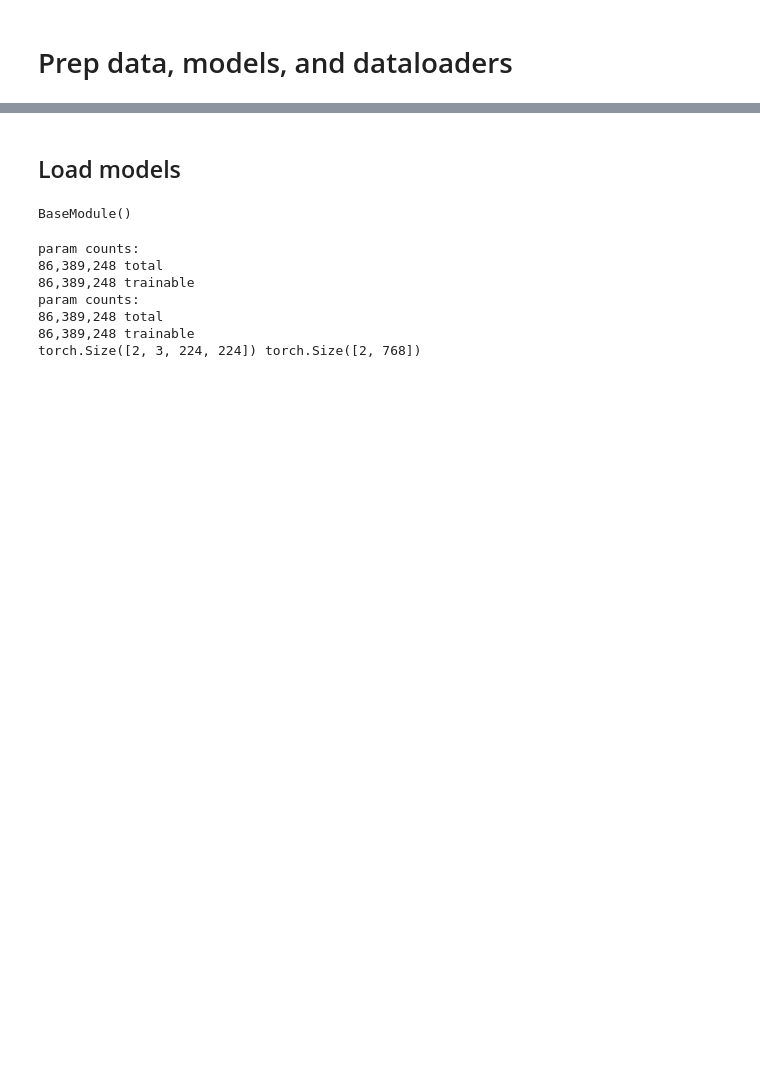
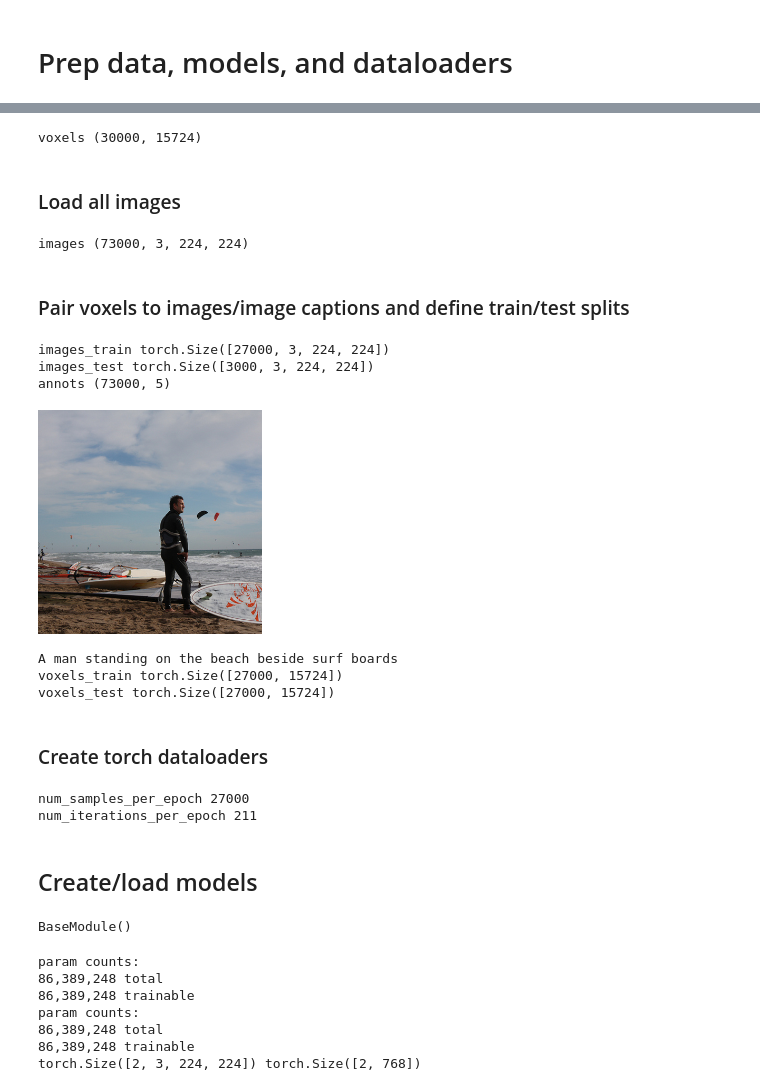
Before and after one commit to MedARC-AI/CLIBP, a Jupyter notebook: src/Train.ipynb, the cells around one changed output, grey strips where cells are left out. Saved outputs shown, nothing was run; the diff lists cells and outputs as text; code cells hidden in the pictures; blank space fills up the shorter version.

```diff
--- a/src/Train.ipynb
+++ b/src/Train.ipynb
@@ -260,0 +101,66 @@ array(["A person kitesurfing over the waves of the ocean's shore.",
+# %%
+subject_id = 1
+f = h5py.File(f'{data_path}/betas_all_subj0{subject_id}_fp32_renorm.hdf5', 'r')
+voxels = f['betas'][:] # preloading all voxels for given subject
+print("voxels", voxels.shape)
+# %% [output]
+voxels (30000, 15724)
+# %% [markdown]
+### Load all images
+# %%
+f = h5py.File(f'{data_path}/coco_images_224_float16.hdf5', 'r')
+images = f['images'][:] # preloading all images for easy indexing
+print("images", images.shape)
+# %% [output]
+images (73000, 3, 224, 224)
+# %% [markdown]
+### Pair voxels to images/image captions and define train/test splits
+# %%
+shared1000 = np.load(f"{data_path}/shared1000.npy")
+
+# image train/test split
+file_path = f"{data_path}/COCO_73k_subj_indices.hdf5"
+with h5py.File(file_path, 'r') as f:
+    data = {key: f[key][()] for key in f.keys()}
+
+image_indices = data["subj01"]
+is_shared = shared1000[image_indices]
+
+image_indices_train = image_indices[~is_shared]
+image_indices_test = image_indices[is_shared]
+
+images_train = torch.tensor(images[image_indices_train]).float() # (27000, 3, 224, 224)
+images_test = torch.tensor(images[image_indices_test]).float() # (3000, 3, 224, 224)
+
+print("images_train", images_train.shape)
+print("images_test", images_test.shape)
+
+# load image captions
+annots = np.load(f'{data_path}/COCO_73k_annots_curated.npy')
+print("annots", annots.shape)
+
+# check that annotations line up with image order
+display(utils.torch_to_Image(images_train[:1]))
+print(utils.get_annotations(annots[image_indices_train][:1],random=False))
+
+# voxel train/test split
+shared_voxel_indices = shared1000[data["subj01"]]
+voxels_train = torch.tensor(voxels[~shared_voxel_indices]) # (27000, 15724)
+voxels_test = torch.tensor(voxels[shared_voxel_indices]) # (3000, 15724)
+
+num_voxels = voxels_train.shape[-1]
+
+print("voxels_train", voxels_train.shape)
+print("voxels_test", voxels_train.shape)
+
+del images # free up memory for images we arent using
+# %% [output]
+images_train torch.Size([27000, 3, 224, 224])
+images_test torch.Size([3000, 3, 224, 224])
+annots (73000, 5)
+[figure, added]
+A man standing on the beach beside surf boards
+voxels_train torch.Size([27000, 15724])
+voxels_test torch.Size([27000, 15724])
+# %% [markdown]
+### Create torch dataloaders
@@ -261,5 +170,16 @@ array(["A person kitesurfing over the waves of the ocean's shore.",
+# %%
+train_dl = torch.utils.data.DataLoader(train_data, batch_size=batch_size, shuffle=True, pin_memory=True)
+test_dl = torch.utils.data.DataLoader(test_data, batch_size=batch_size, shuffle=False, drop_last=True, pin_memory=True)
+
+num_samples_per_epoch= len(train_dl.dataset)
+print("num_samples_per_epoch", num_samples_per_epoch)
+num_iterations_per_epoch = len(train_dl)
+print("num_iterations_per_epoch", num_iterations_per_epoch)
+# %% [output]
+num_samples_per_epoch 27000
+num_iterations_per_epoch 211
 # %% [markdown]
-## Load models
+## Create/load models
 # %%
 class BaseModule(nn.Module):
     def __init__(self):
```
Also changed, not shown: parts of 19 cells of this notebook, 6 other files.
